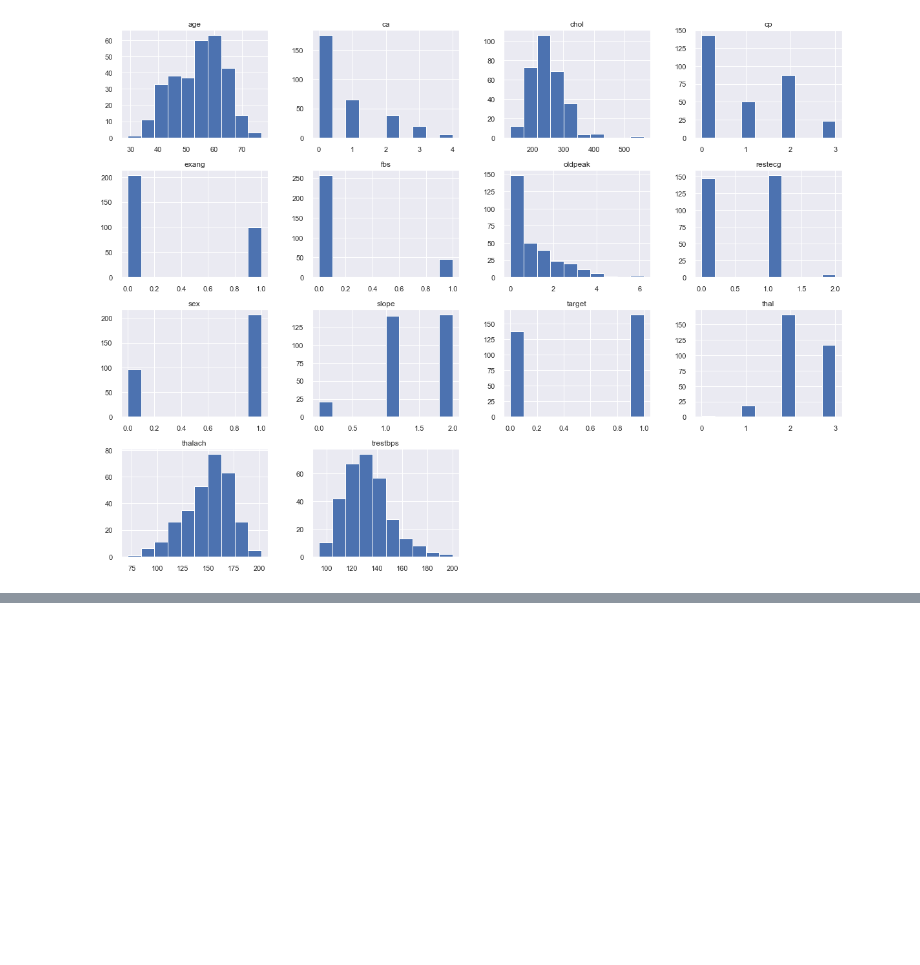
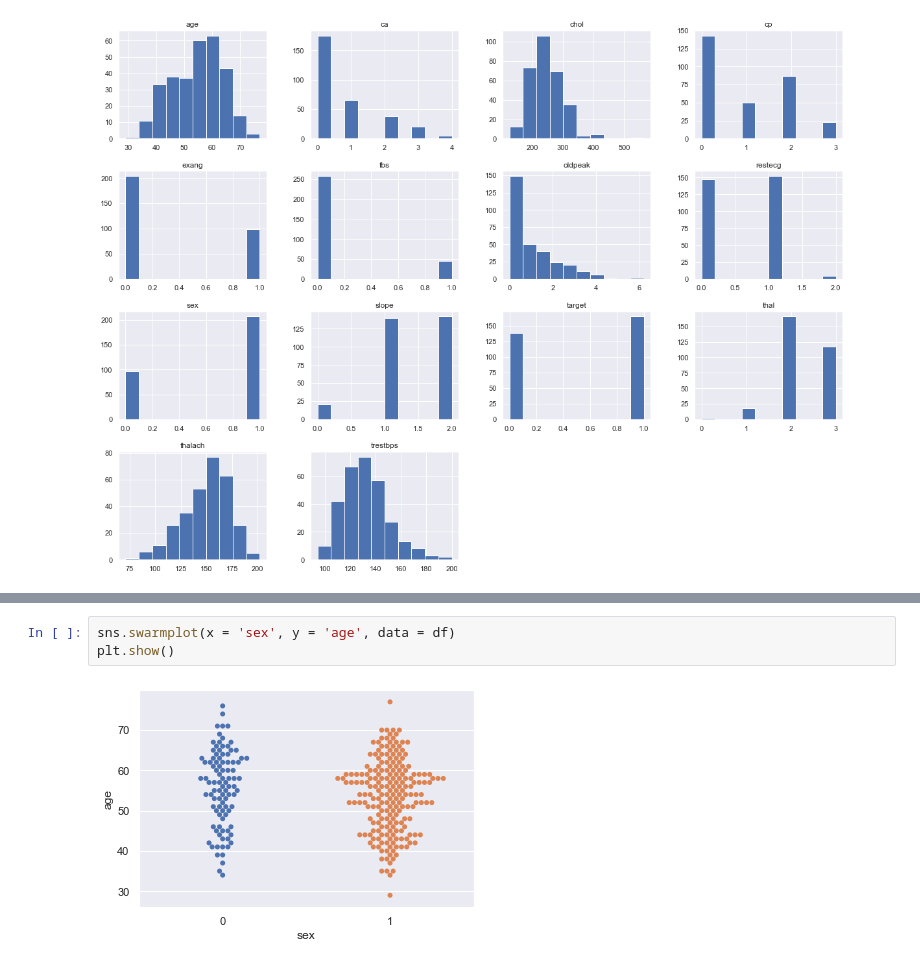
Before and after one commit to jahidkhandaker/HeartDiseasePrediction, a Jupyter notebook: MuhtasimMunem/EDA.ipynb, the cells around one changed output, grey strips where cells are left out. Cells and saved outputs as stored; diff of their text form; blank space fills up the shorter version.

```diff
--- a/MuhtasimMunem/EDA.ipynb
+++ b/MuhtasimMunem/EDA.ipynb
@@ -168,0 +169,5 @@ plt.show()
+# %%
+sns.swarmplot(x = 'sex', y = 'age', data = df)
+plt.show()
+# %% [output]
+[figure, added]
```
Also changed, not shown: parts of 6 cells of this notebook.
